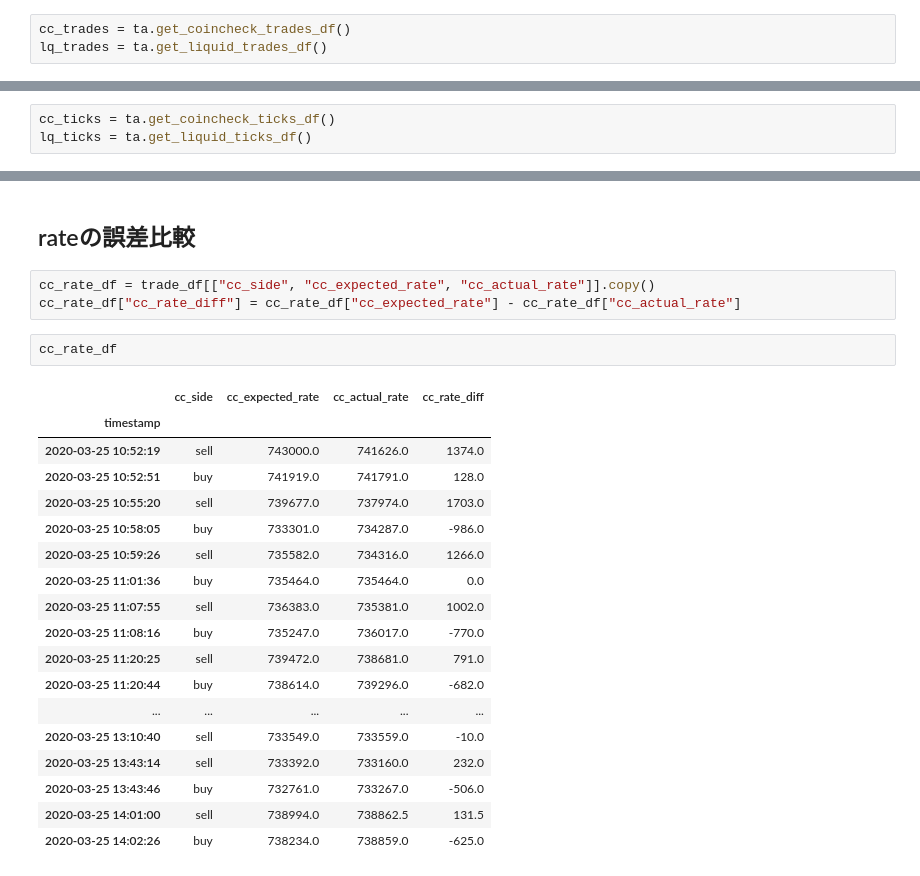
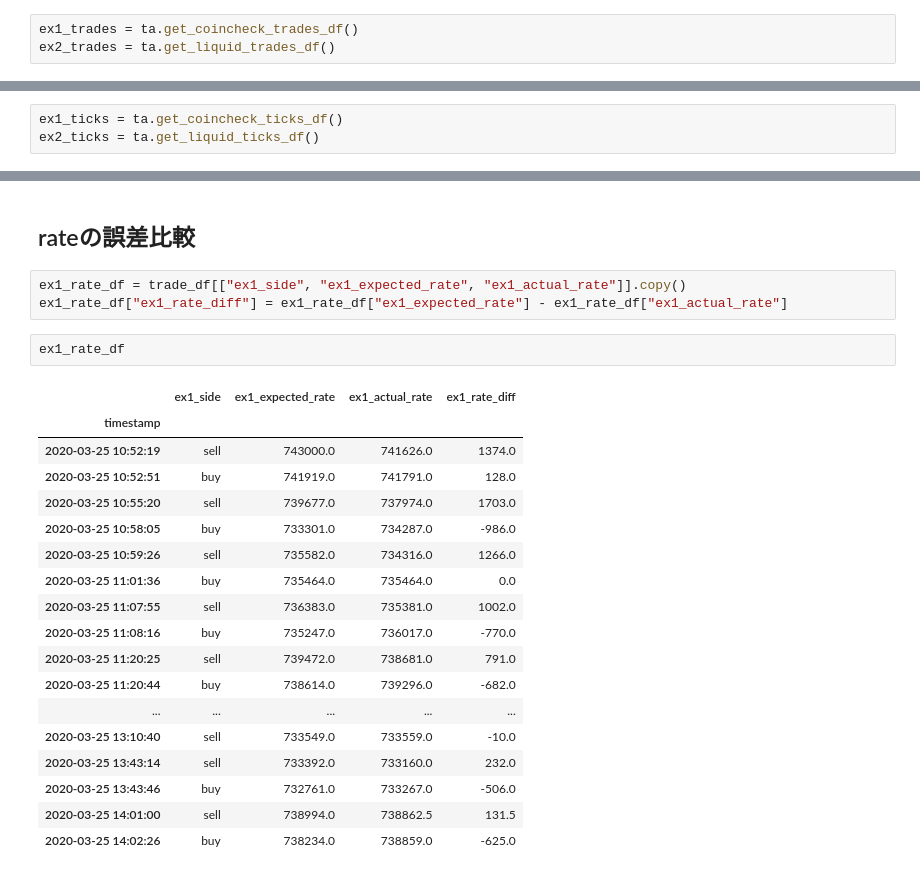
Before and after one commit to tsu-nera/bakuchi, a Jupyter notebook: reports/2003251037/profits.ipynb, the cells around one changed output, grey strips where cells are left out. Cells and saved outputs as stored; diff of their text form.

```diff
--- a/reports/2003251037/profits.ipynb
+++ b/reports/2003251037/profits.ipynb
@@ -28,6 +28,6 @@ File doesn't exist
 # %%
 ta = TradeAnalysis(timestamp)
 # %%
-cc_trades = ta.get_coincheck_trades_df()
-lq_trades = ta.get_liquid_trades_df()
+ex1_trades = ta.get_coincheck_trades_df()
+ex2_trades = ta.get_liquid_trades_df()
 # %%
@@ -35,6 +35,6 @@ len(cc_trades), len(lq_trades)
 # %% [output]
 (32, 32)
 # %%
-cc_ticks = ta.get_coincheck_ticks_df()
-lq_ticks = ta.get_liquid_ticks_df()
+ex1_ticks = ta.get_coincheck_ticks_df()
+ex2_ticks = ta.get_liquid_ticks_df()
 # %%
@@ -180,28 +180,28 @@ num * len(cc_buy_trades) * np.mean(cc_ticks["ask"])
 30.307018114283725
 # %% [markdown]
 ## rateの誤差比較
-# %%
-cc_rate_df = trade_df[["cc_side", "cc_expected_rate", "cc_actual_rate"]].copy()
-cc_rate_df["cc_rate_diff"] = cc_rate_df["cc_expected_rate"] - cc_rate_df["cc_actual_rate"]
-# %%
-cc_rate_df
-# %% [output]
-|  | cc_side | cc_expected_rate | cc_actual_rate | cc_rate_diff |
-| timestamp |  |  |  |  |
-| 2020-03-25 10:52:19 | sell | 743000.0 | 741626.0 | 1374.0 |
-| 2020-03-25 10:52:51 | buy | 741919.0 | 741791.0 | 128.0 |
-| 2020-03-25 10:55:20 | sell | 739677.0 | 737974.0 | 1703.0 |
-| 2020-03-25 10:58:05 | buy | 733301.0 | 734287.0 | -986.0 |
-| 2020-03-25 10:59:26 | sell | 735582.0 | 734316.0 | 1266.0 |
-| 2020-03-25 11:01:36 | buy | 735464.0 | 735464.0 | 0.0 |
-| 2020-03-25 11:07:55 | sell | 736383.0 | 735381.0 | 1002.0 |
-| 2020-03-25 11:08:16 | buy | 735247.0 | 736017.0 | -770.0 |
-| 2020-03-25 11:20:25 | sell | 739472.0 | 738681.0 | 791.0 |
-| 2020-03-25 11:20:44 | buy | 738614.0 | 739296.0 | -682.0 |
-| ... | ... | ... | ... | ... |
-| 2020-03-25 13:10:40 | sell | 733549.0 | 733559.0 | -10.0 |
-| 2020-03-25 13:43:14 | sell | 733392.0 | 733160.0 | 232.0 |
-| 2020-03-25 13:43:46 | buy | 732761.0 | 733267.0 | -506.0 |
-| 2020-03-25 14:01:00 | sell | 738994.0 | 738862.5 | 131.5 |
-| 2020-03-25 14:02:26 | buy | 738234.0 | 738859.0 | -625.0 |
+# %%
+ex1_rate_df = trade_df[["ex1_side", "ex1_expected_rate", "ex1_actual_rate"]].copy()
+ex1_rate_df["ex1_rate_diff"] = ex1_rate_df["ex1_expected_rate"] - ex1_rate_df["ex1_actual_rate"]
+# %%
+ex1_rate_df
+# %% [output]
+|  | ex1_side | ex1_expected_rate | ex1_actual_rate | ex1_rate_diff |
+| timestamp |  |  |  |  |
+| 2020-03-25 10:52:19 | sell | 743000.0 | 741626.0 | 1374.0 |
+| 2020-03-25 10:52:51 | buy | 741919.0 | 741791.0 | 128.0 |
+| 2020-03-25 10:55:20 | sell | 739677.0 | 737974.0 | 1703.0 |
+| 2020-03-25 10:58:05 | buy | 733301.0 | 734287.0 | -986.0 |
+| 2020-03-25 10:59:26 | sell | 735582.0 | 734316.0 | 1266.0 |
+| 2020-03-25 11:01:36 | buy | 735464.0 | 735464.0 | 0.0 |
+| 2020-03-25 11:07:55 | sell | 736383.0 | 735381.0 | 1002.0 |
+| 2020-03-25 11:08:16 | buy | 735247.0 | 736017.0 | -770.0 |
+| 2020-03-25 11:20:25 | sell | 739472.0 | 738681.0 | 791.0 |
+| 2020-03-25 11:20:44 | buy | 738614.0 | 739296.0 | -682.0 |
+| ... | ... | ... | ... | ... |
+| 2020-03-25 13:10:40 | sell | 733549.0 | 733559.0 | -10.0 |
+| 2020-03-25 13:43:14 | sell | 733392.0 | 733160.0 | 232.0 |
+| 2020-03-25 13:43:46 | buy | 732761.0 | 733267.0 | -506.0 |
+| 2020-03-25 14:01:00 | sell | 738994.0 | 738862.5 | 131.5 |
+| 2020-03-25 14:02:26 | buy | 738234.0 | 738859.0 | -625.0 |
 # %%
```
Also changed, not shown: parts of 12 cells of this notebook, 53 other files.
